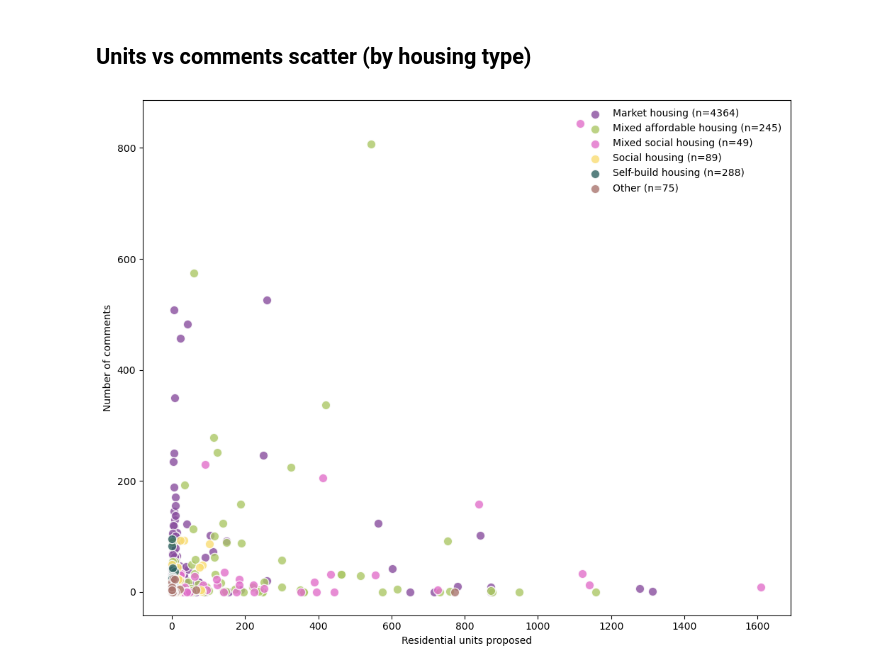
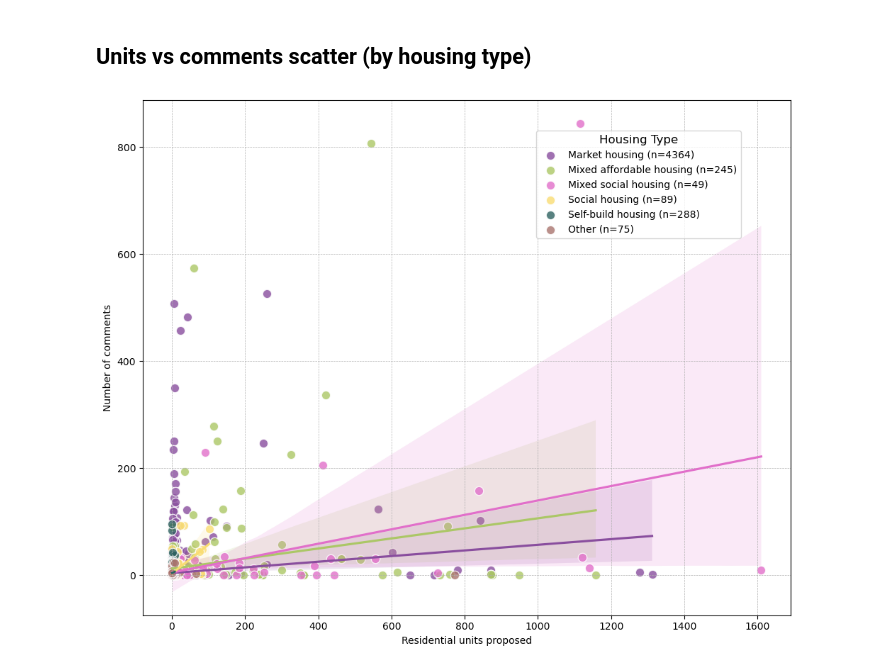
Before and after one commit to Bea-Taylor/nimby_nlp, a Jupyter notebook: notebooks/02_descriptive_analysis.ipynb, the cells around one changed output. Cells and saved outputs as stored; diff of their text form; code cells hidden in the pictures.

```diff
--- a/notebooks/02_descriptive_analysis.ipynb
+++ b/notebooks/02_descriptive_analysis.ipynb
@@ -137,21 +273,34 @@ plt.show()
 # %%
 fig, ax = plt.subplots(figsize=(10, 8))
 for ht in HOUSING_ORDER:
     sub = application_df[application_df["housing_type"] == ht]
     if sub.empty:
         continue
+    if sub["housing_type"].iloc[0] != "Other":
+    # Fit a line of best fit using seaborn
+        sns.regplot(
+            x= sub["total_no_proposed_residential_units"],
+            y= sub["comment_count"],
+            scatter=False,
+            ax=plt.gca(),
+            color=HOUSING_TYPE_COLOURS.get(ht, "grey"),
+            ci=95
+        )
     ax.scatter(
         sub["total_no_proposed_residential_units"],
         sub["comment_count"],
         color=HOUSING_TYPE_COLOURS.get(ht, "grey"),
         label=f"{ht} (n={len(sub)})",
         alpha=0.8, edgecolors="w", s=80,
     )
+
 ax.set_xlabel("Residential units proposed")
 ax.set_ylabel("Number of comments")
-ax.legend(frameon=False)
+plt.legend(title='Housing Type', bbox_to_anchor=(0.6, 0.95), loc='upper left', fontsize=10, title_fontsize=12)
+plt.grid(True, which="both", ls="--", linewidth=0.5)
+
 plt.tight_layout()
 plt.savefig(FIGURES_DIR / "units_vs_comments_scatter.png", dpi=150, bbox_inches="tight")
 plt.show()
 # %% [output]
-[figure, old version]
+[figure, new version]
```
Also changed, not shown: parts of 11 cells of this notebook, 4 other files.
